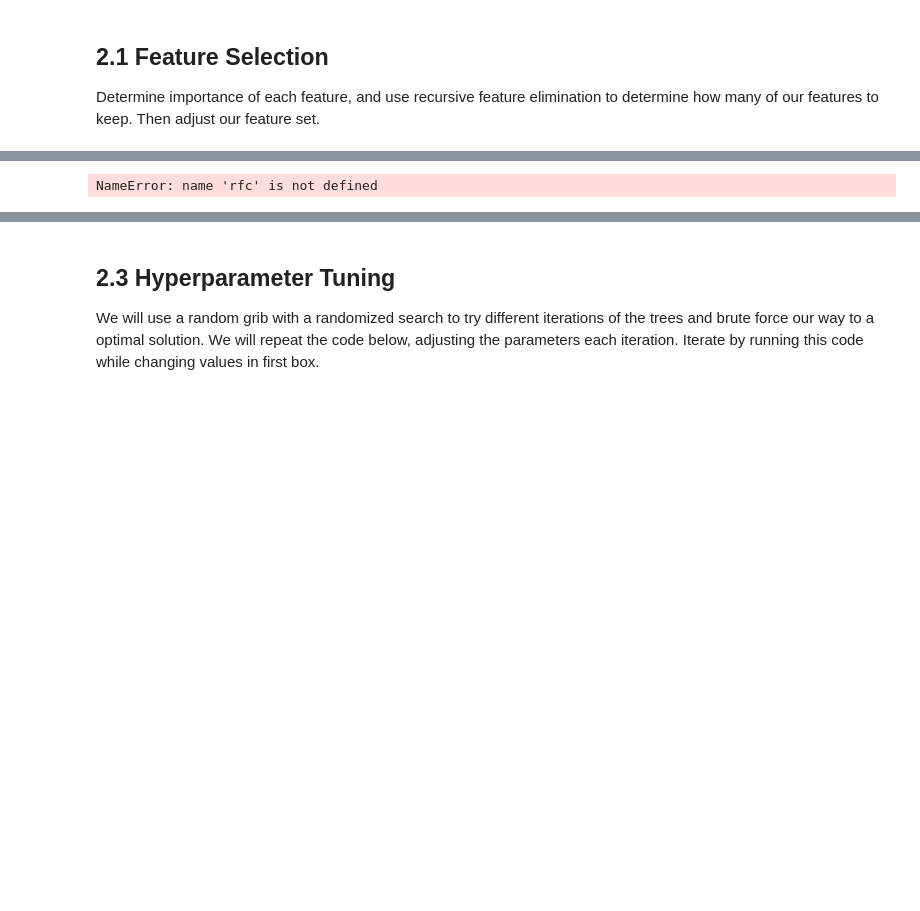
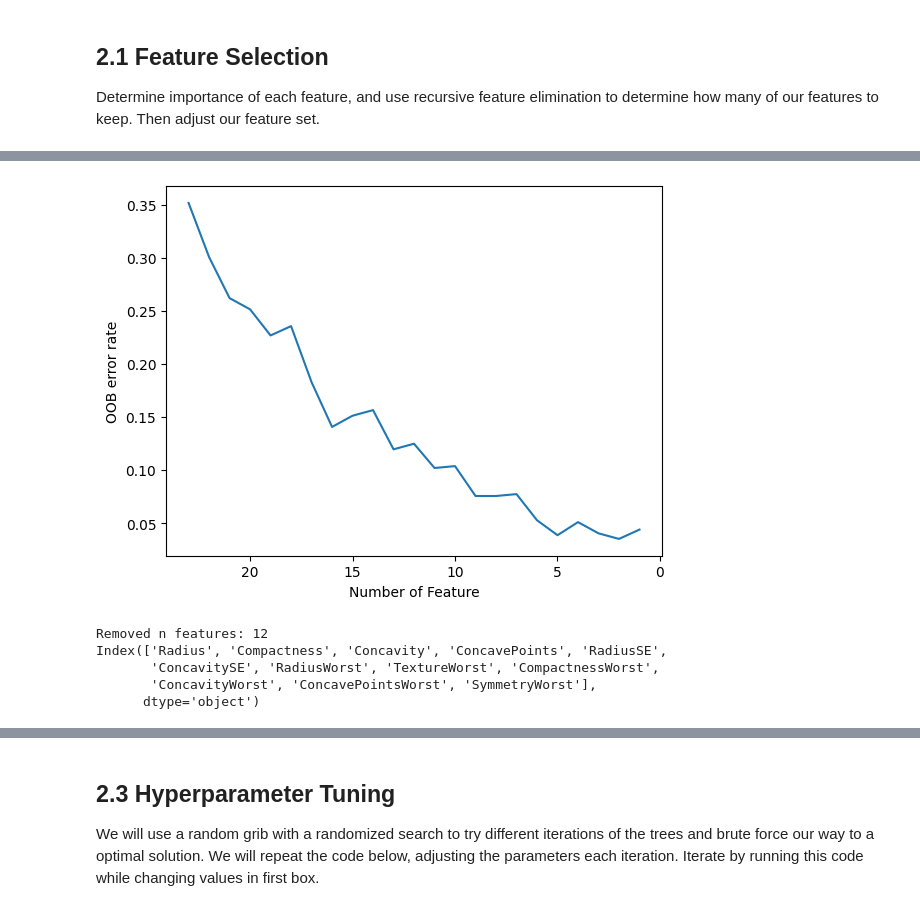
Before and after one commit to Berat03/ml_coursework, a Jupyter notebook: Random_Forest.ipynb, the cells around one changed output, grey strips where cells are left out. Saved outputs shown, nothing was run; the diff lists cells and outputs as text; code cells hidden in the pictures; blank space fills up the shorter version.

```diff
--- a/Random_Forest.ipynb
+++ b/Random_Forest.ipynb
@@ -73,16 +119,42 @@ Determine importance of each feature, and use recursive feature elimination to d
+# %%
+idx = []
+error_rate = []
+tempx = feature
+
+f_rm = 0
+for i in feature_scores:
+    rfc_og.fit(tempx, label)
+    oob_error = 1 - rfc_og.oob_score_
+    error_rate.append(oob_error)
+
+    f_rm += 1
+    idx.append(f_rm)
+
+    tempx = tempx.drop(i, axis = 1)
+    if len(tempx.columns) <= 1:
+        break
+
+plt.plot(idx, error_rate)
+plt.xlabel("Number of Feature")
+plt.ylabel("OOB error rate")
+plt.gca().invert_xaxis()
+plt.show()
+# %% [output]
+[figure, added]
 # %%
-feature_scores = pd.Series(rfc.feature_importances_, index=x_train.columns).sort_values(ascending=False)
-print(feature_scores)
-feature_scores = feature_scores.index.tolist()
-
+# Feature Elimination
 rfecv = RFECV(estimator=rfc_og, step=1, cv=5,scoring='accuracy')
 rfecv = rfecv.fit(x_train, y_train)
-print(rfecv.n_features_)
+print("Removed n features:", rfecv.n_features_)
 print(x_train.columns[rfecv.support_])
 feature_select = feature[x_train.columns[rfecv.support_]]
-
+# Redo sets as easier than dropping
 x_train, x_test, y_train, y_test = train_test_split(feature_select, label, test_size=0.25, stratify=label, random_state=2)
 x_train, x_val, y_train, y_val = train_test_split(x_train, y_train, test_size=0.25, stratify=y_train, random_state=2)
 # %% [output]
-NameError: name 'rfc' is not defined
+Removed n features: 12
+Index(['Radius', 'Compactness', 'Concavity', 'ConcavePoints', 'RadiusSE',
+       'ConcavitySE', 'RadiusWorst', 'TextureWorst', 'CompactnessWorst',
+       'ConcavityWorst', 'ConcavePointsWorst', 'SymmetryWorst'],
+      dtype='object')
 # %%
```
Also changed, not shown: parts of 14 cells of this notebook.
